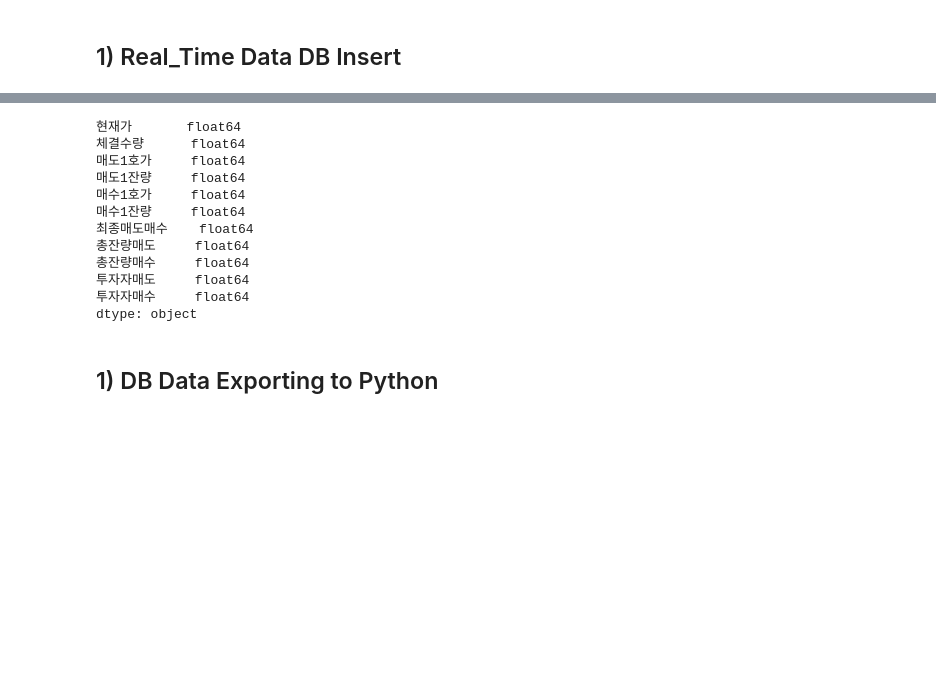
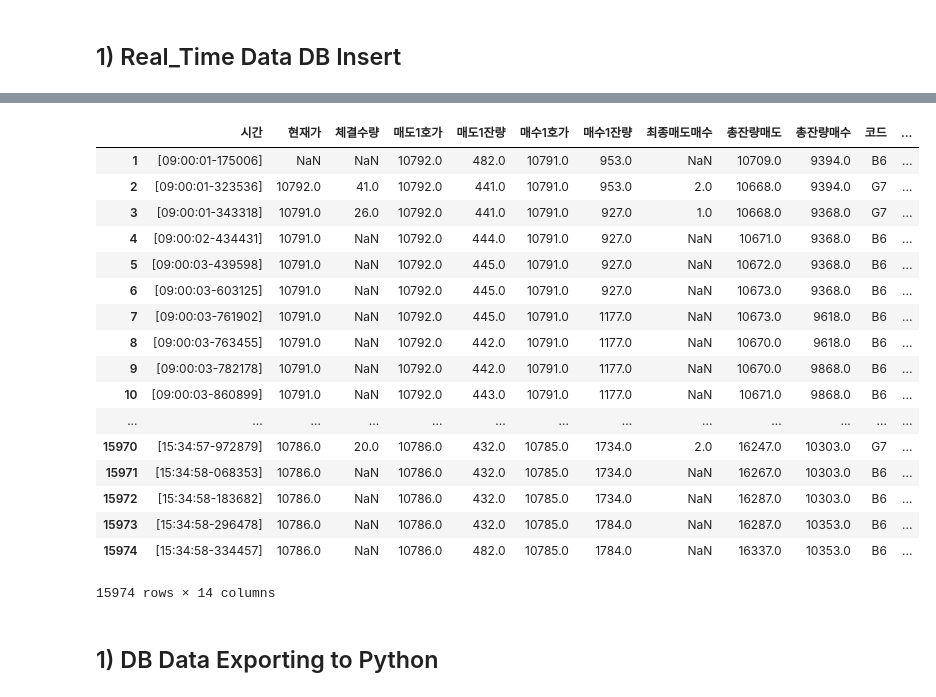
Before and after one commit to jaykim-asset/Project, a Jupyter notebook: Finance_Project3_MYSQL_DB_Build_UP.ipynb, the cells around one changed output, grey strips where cells are left out. Drawn from its saved outputs; the diff is of its cells as text; code cells hidden in the pictures; blank space fills up the shorter version.

```diff
--- a/Finance_Project3_MYSQL_DB_Build_UP.ipynb
+++ b/Finance_Project3_MYSQL_DB_Build_UP.ipynb
@@ -14,7 +14,8 @@ import MySQLdb
 pd.options.mode.chained_assignment = None
 # %%
 # Path Setting #
-read_path = 'C:\\Finance_team\\raw_data'
+read_path = 'C:\\Finance_team\\test'
+out_path = 'C:\\Finance_team\\Testing_result'
 
 # Data Frame 파일 초기 Column 설정 #
 df_columns = ['시간',
@@ -225,18 +182,23 @@ date: 20180118
-# %%
-result_frame[df_numeric_columns] = result_frame[df_numeric_columns].astype(float)
-result_frame[df_numeric_columns].dtypes
-# %% [output]
-현재가       float64
-체결수량      float64
-매도1호가     float64
-매도1잔량     float64
-매수1호가     float64
-매수1잔량     float64
-최종매도매수    float64
-총잔량매도     float64
-총잔량매수     float64
-투자자매도     float64
-투자자매수     float64
-dtype: object
+# %%
+result_frame
+# %% [output]
+|  | 시간 | 현재가 | 체결수량 | 매도1호가 | 매도1잔량 | 매수1호가 | 매수1잔량 | 최종매도매수 | 총잔량매도 | 총잔량매수 | 코드 | ... |
+| 1 | [09:00:01-175006] | NaN | NaN | 10792.0 | 482.0 | 10791.0 | 953.0 | NaN | 10709.0 | 9394.0 | B6 | ... |
+| 2 | [09:00:01-323536] | 10792.0 | 41.0 | 10792.0 | 441.0 | 10791.0 | 953.0 | 2.0 | 10668.0 | 9394.0 | G7 | ... |
+| 3 | [09:00:01-343318] | 10791.0 | 26.0 | 10792.0 | 441.0 | 10791.0 | 927.0 | 1.0 | 10668.0 | 9368.0 | G7 | ... |
+| 4 | [09:00:02-434431] | 10791.0 | NaN | 10792.0 | 444.0 | 10791.0 | 927.0 | NaN | 10671.0 | 9368.0 | B6 | ... |
+| 5 | [09:00:03-439598] | 10791.0 | NaN | 10792.0 | 445.0 | 10791.0 | 927.0 | NaN | 10672.0 | 9368.0 | B6 | ... |
+| 6 | [09:00:03-603125] | 10791.0 | NaN | 10792.0 | 445.0 | 10791.0 | 927.0 | NaN | 10673.0 | 9368.0 | B6 | ... |
+| 7 | [09:00:03-761902] | 10791.0 | NaN | 10792.0 | 445.0 | 10791.0 | 1177.0 | NaN | 10673.0 | 9618.0 | B6 | ... |
+| 8 | [09:00:03-763455] | 10791.0 | NaN | 10792.0 | 442.0 | 10791.0 | 1177.0 | NaN | 10670.0 | 9618.0 | B6 | ... |
+| 9 | [09:00:03-782178] | 10791.0 | NaN | 10792.0 | 442.0 | 10791.0 | 1177.0 | NaN | 10670.0 | 9868.0 | B6 | ... |
+| 10 | [09:00:03-860899] | 10791.0 | NaN | 10792.0 | 443.0 | 10791.0 | 1177.0 | NaN | 10671.0 | 9868.0 | B6 | ... |
+| ... | ... | ... | ... | ... | ... | ... | ... | ... | ... | ... | ... | ... |
+| 15970 | [15:34:57-972879] | 10786.0 | 20.0 | 10786.0 | 432.0 | 10785.0 | 1734.0 | 2.0 | 16247.0 | 10303.0 | G7 | ... |
+| 15971 | [15:34:58-068353] | 10786.0 | NaN | 10786.0 | 432.0 | 10785.0 | 1734.0 | NaN | 16267.0 | 10303.0 | B6 | ... |
+| 15972 | [15:34:58-183682] | 10786.0 | NaN | 10786.0 | 432.0 | 10785.0 | 1734.0 | NaN | 16287.0 | 10303.0 | B6 | ... |
+| 15973 | [15:34:58-296478] | 10786.0 | NaN | 10786.0 | 432.0 | 10785.0 | 1784.0 | NaN | 16287.0 | 10353.0 | B6 | ... |
+| 15974 | [15:34:58-334457] | 10786.0 | NaN | 10786.0 | 482.0 | 10785.0 | 1784.0 | NaN | 16337.0 | 10353.0 | B6 | ... |
+15974 rows × 14 columns
 # %% [markdown]
 ## 1) DB Data Exporting to Python
```
Also changed, not shown: parts of 17 cells of this notebook.
